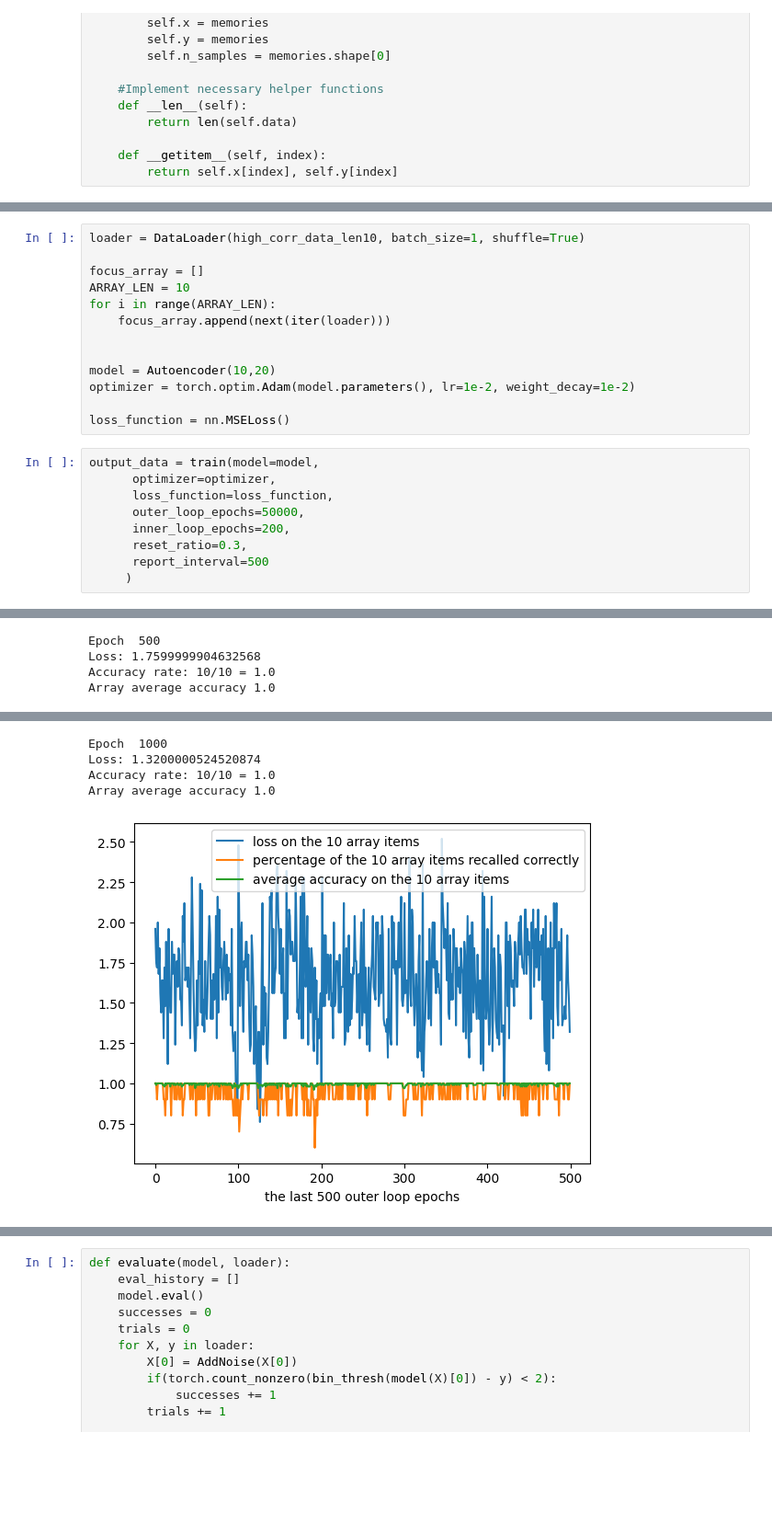
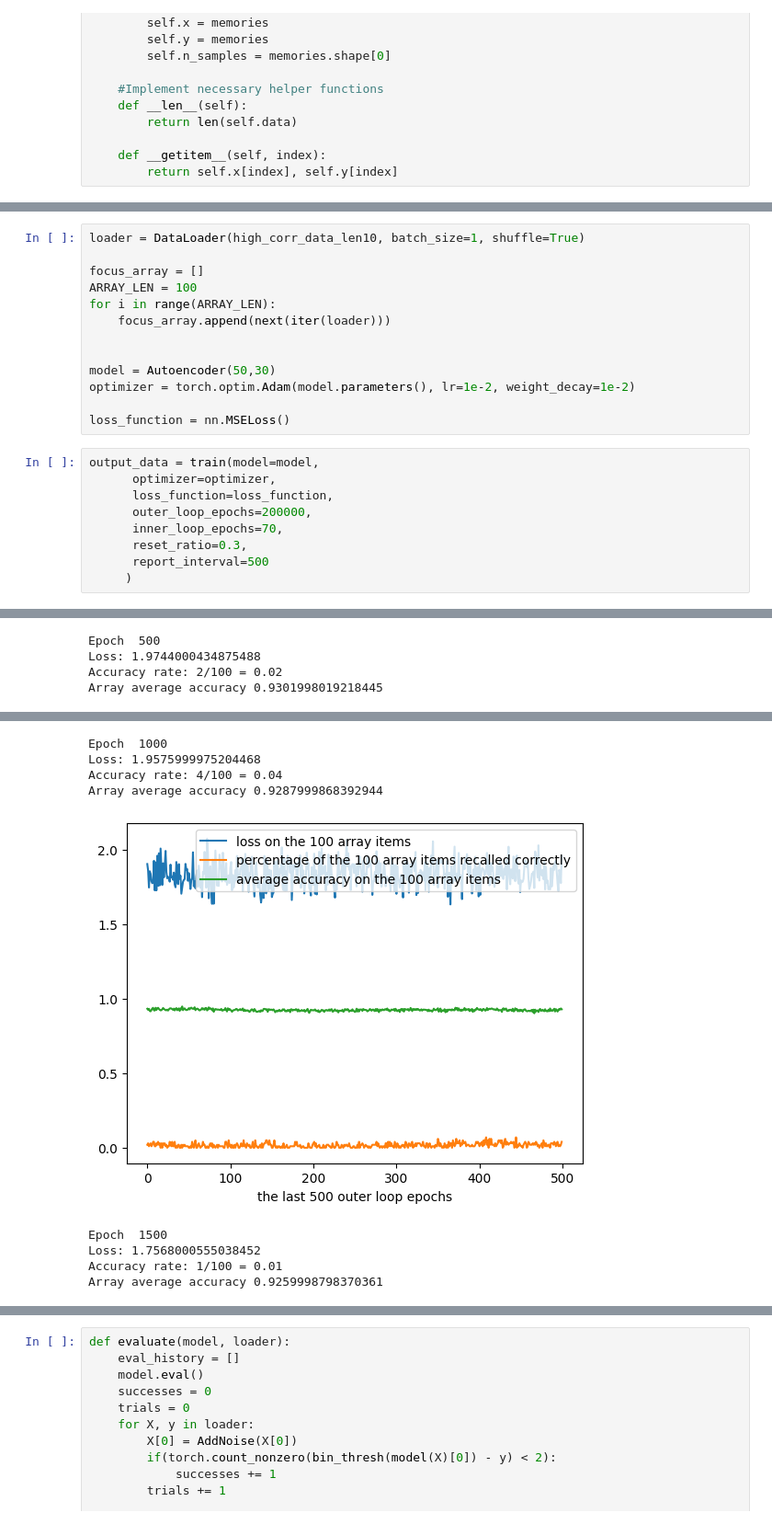
Before and after one commit to andrzeng/SparseMemoryHippo, a Jupyter notebook: metanetwork-datset/Metanetwork-dataset-generator.ipynb, the cells around one changed output, grey strips where cells are left out. Shown: that part at 92% size. Saved outputs shown, nothing was run; the diff lists cells and outputs as text; blank space fills up the shorter version.

```diff
--- a/metanetwork-datset/Metanetwork-dataset-generator.ipynb
+++ b/metanetwork-datset/Metanetwork-dataset-generator.ipynb
@@ -319,12 +322,12 @@ def train(
 loader = DataLoader(high_corr_data_len10, batch_size=1, shuffle=True)
 
 focus_array = []
-ARRAY_LEN = 10
+ARRAY_LEN = 100
 for i in range(ARRAY_LEN):
     focus_array.append(next(iter(loader)))
 
 
-model = Autoencoder(10,20)
+model = Autoencoder(50,30)
 optimizer = torch.optim.Adam(model.parameters(), lr=1e-2, weight_decay=1e-2)
 
 loss_function = nn.MSELoss()
@@ -332,8 +335,8 @@ loss_function = nn.MSELoss()
 output_data = train(model=model,
       optimizer=optimizer,
       loss_function=loss_function,
-      outer_loop_epochs=50000,
-      inner_loop_epochs=200,
+      outer_loop_epochs=200000,
+      inner_loop_epochs=70,
       reset_ratio=0.3,
       report_interval=500
      )
@@ -347,4 +350,4 @@ Array average accuracy 0.6100000143051147
 Epoch  500
-Loss: 1.7599999904632568
-Accuracy rate: 10/10 = 1.0
-Array average accuracy 1.0
+Loss: 1.9744000434875488
+Accuracy rate: 2/100 = 0.02
+Array average accuracy 0.9301998019218445
@@ -352,5 +355,9 @@ Array average accuracy 1.0
 Epoch  1000
-Loss: 1.3200000524520874
-Accuracy rate: 10/10 = 1.0
-Array average accuracy 1.0
+Loss: 1.9575999975204468
+Accuracy rate: 4/100 = 0.04
+Array average accuracy 0.9287999868392944
-[figure, old version]
+[figure, new version]
+Epoch  1500
+Loss: 1.7568000555038452
+Accuracy rate: 1/100 = 0.01
+Array average accuracy 0.9259998798370361
```
Also changed, not shown: parts of 14 cells of this notebook.
